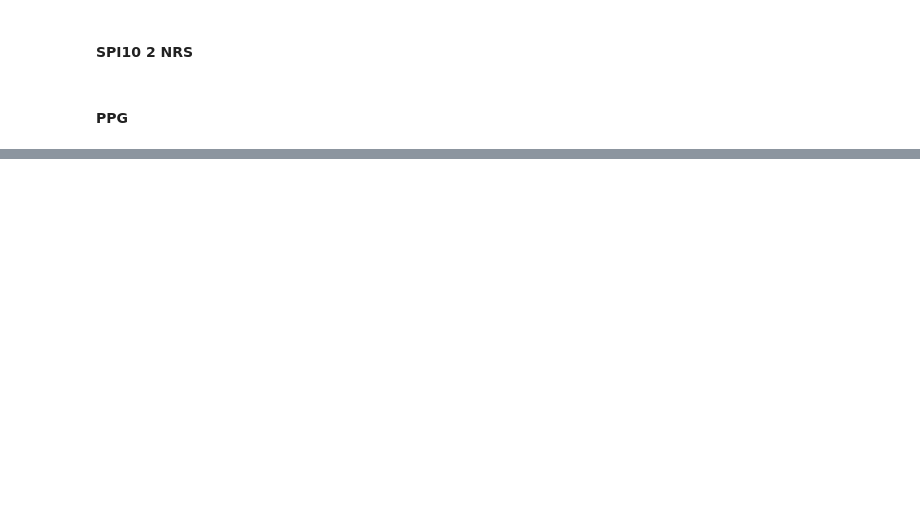
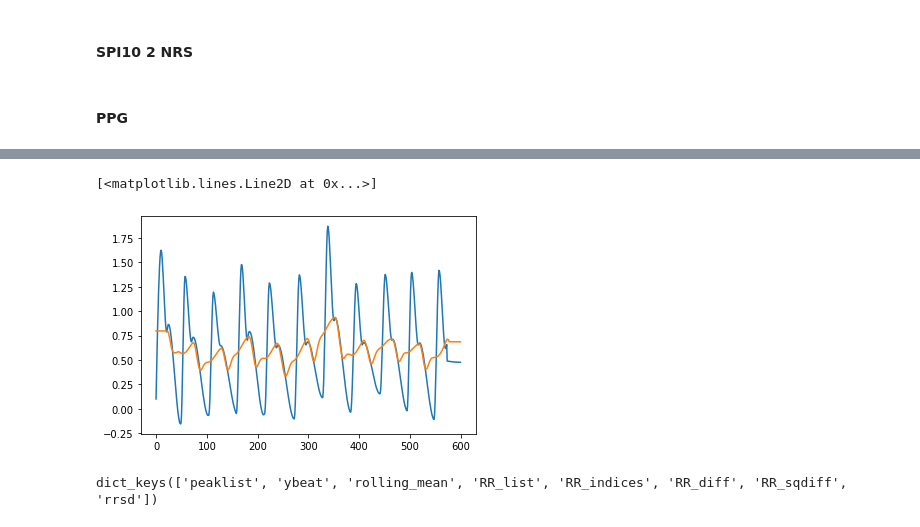
Before and after one commit to epsilon-deltta/spi2nrs, a Jupyter notebook: test.ipynb, the cells around one changed output, grey strips where cells are left out. Cells and saved outputs as stored; diff of their text form; code cells hidden in the pictures; blank space fills up the shorter version.

```diff
--- a/test.ipynb
+++ b/test.ipynb
@@ -174,0 +430,7 @@ class ProteinDataset(torch.utils.data.Dataset):
+# %%
+import neurokit2 as nk
+
+ppg = nk.ppg_simulate(duration=10, sampling_rate=60, heart_rate=70)
+
+# signals, info = nk.ppg_process(ppg, sampling_rate=1000)
+# nk.ppg_plot(signals)
@@ -174,0 +491,9 @@ class ProteinDataset(torch.utils.data.Dataset):
+# %%
+data, _ = hp.load_exampledata(0)
+rol_mean = rolling_mean(ppg, windowsize = 0.75, sample_rate = 60)
+# %%
+plt.plot(ppg)
+plt.plot(rol_mean)
+# %% [output]
+[<matplotlib.lines.Line2D at 0x...>]
+[figure, added]
@@ -174,0 +502,4 @@ class ProteinDataset(torch.utils.data.Dataset):
+# %%
+wd.keys()
+# %% [output]
+dict_keys(['peaklist', 'ybeat', 'rolling_mean', 'RR_list', 'RR_indices', 'RR_diff', 'RR_sqdiff', 'rrsd'])
```
Also changed, not shown: parts of 47 cells of this notebook.
